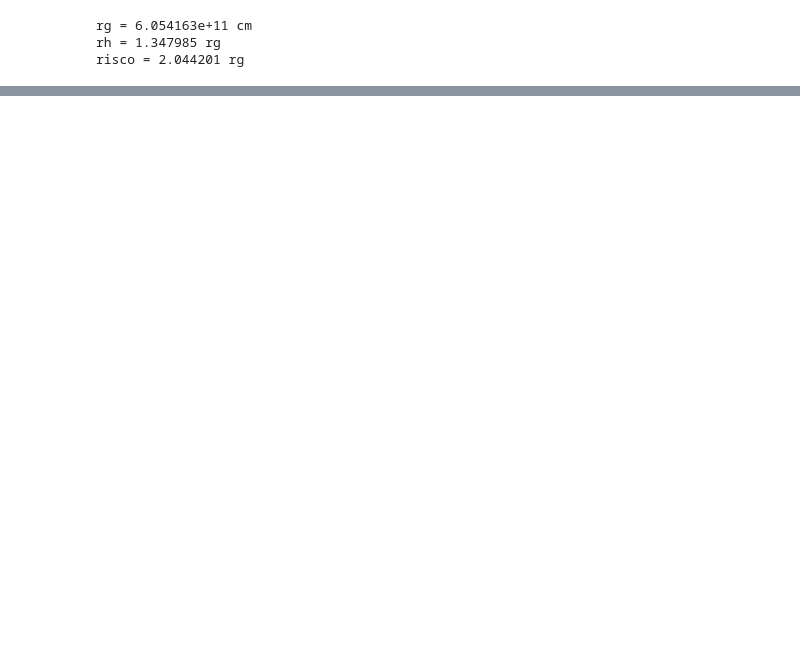
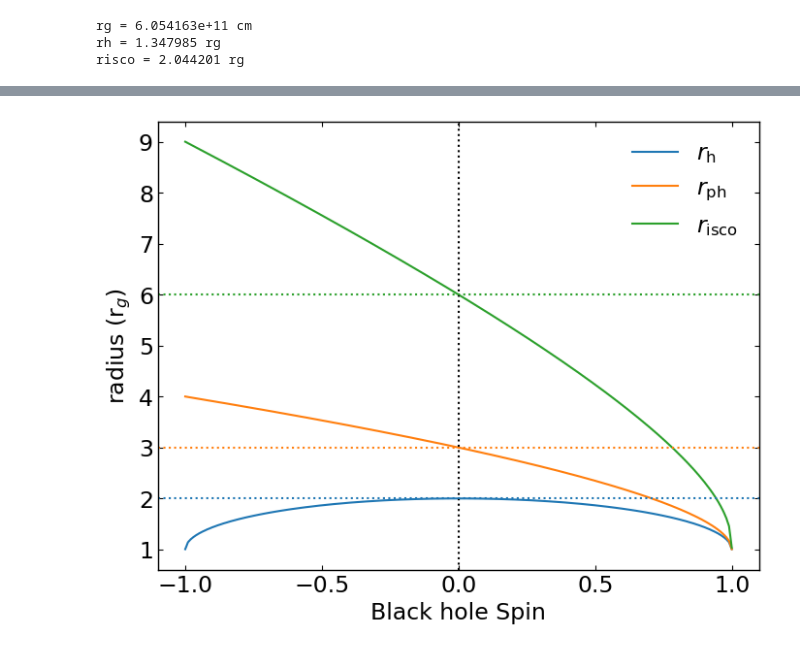
Before and after one commit to astrodoo/pyds, a Jupyter notebook: ipynb/astro.ipynb, the cells around one changed output, grey strips where cells are left out. Saved outputs shown, nothing was run; the diff lists cells and outputs as text; code cells hidden in the pictures; blank space fills up the shorter version.

Commit message:
add rph (photon ring radius) at bhscale function

```diff
--- a/ipynb/astro.ipynb
+++ b/ipynb/astro.ipynb
@@ -146,0 +153,41 @@ saved to ./example_data/bhscale.eps
+# %%
+import matplotlib.pyplot as plt
+from pyds.astro import bhscale
+import numpy as np
+import os
+
+a = np.linspace(-0.99999,0.99999,200, endpoint=True)
+
+rh    = np.zeros(len(a), dtype=np.float32)
+rph   = np.zeros(len(a), dtype=np.float32)
+risco = np.zeros(len(a), dtype=np.float32)
+
+for i,ia in enumerate(a):
+    bh = bhscale(spin=ia)
+
+    rh[i] = bh.rh
+    rph[i] = bh.rph
+    risco[i] = bh.risco
+
+fig,ax = plt.subplots()
+
+ax.plot(a,rh, label=r'$r_{\rm h}$', color='C0')
+ax.plot(a,rph, label=r'$r_{\rm ph}$', color='C1')
+ax.plot(a,risco, label=r'$r_{\rm isco}$', color='C2')
+
+ax.axvline(x=0,linestyle=':',color='k')
+bh0 = bhscale(spin=0)
+rh0, rph0, risco0 = bh0.rh, bh0.rph, bh0.risco
+ax.axhline(y=rh0,linestyle=':',color='C0')
+ax.axhline(y=rph0,linestyle=':',color='C1')
+ax.axhline(y=risco0,linestyle=':',color='C2')
+
+ax.legend(loc='upper right',frameon=False)
+
+ax.set_xlabel('Black hole Spin')
+ax.set_ylabel(r'radius (r$_g$)')
+
+figdir = './example_data/'
+fig.savefig(os.path.join(figdir,'rscale_spin.png'))
+# %% [output]
+[figure, added]
```
Also changed, not shown: parts of 8 cells of this notebook, 3 other files.
